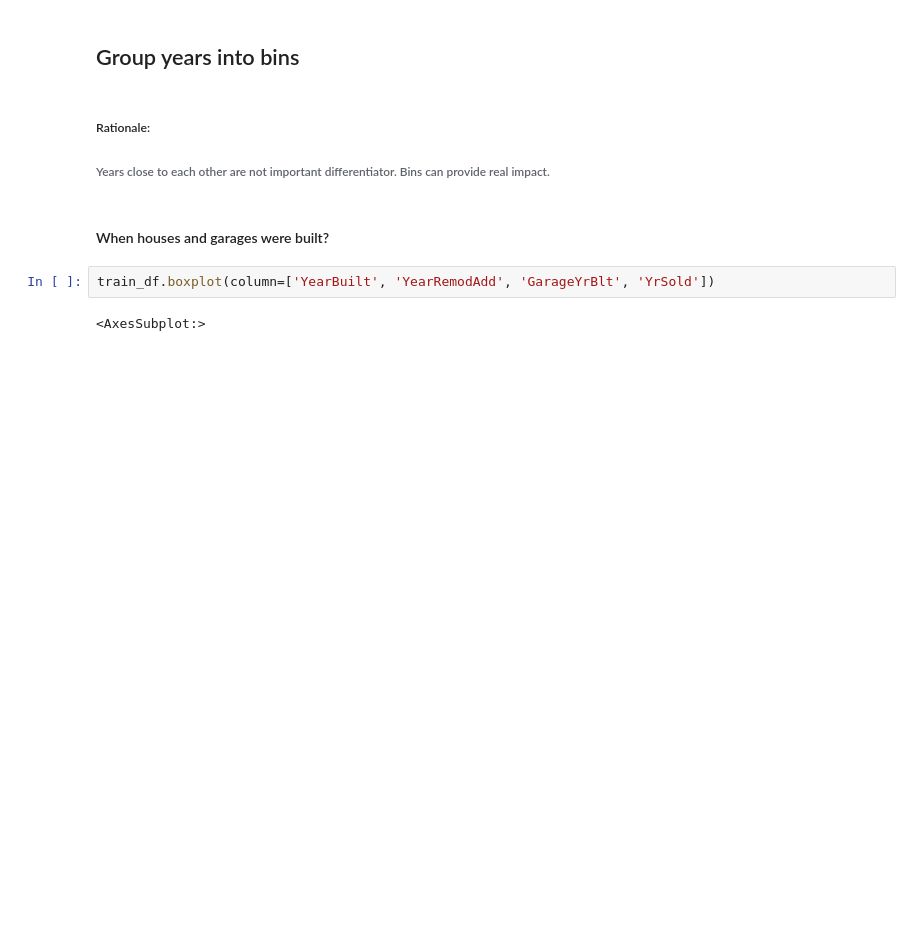
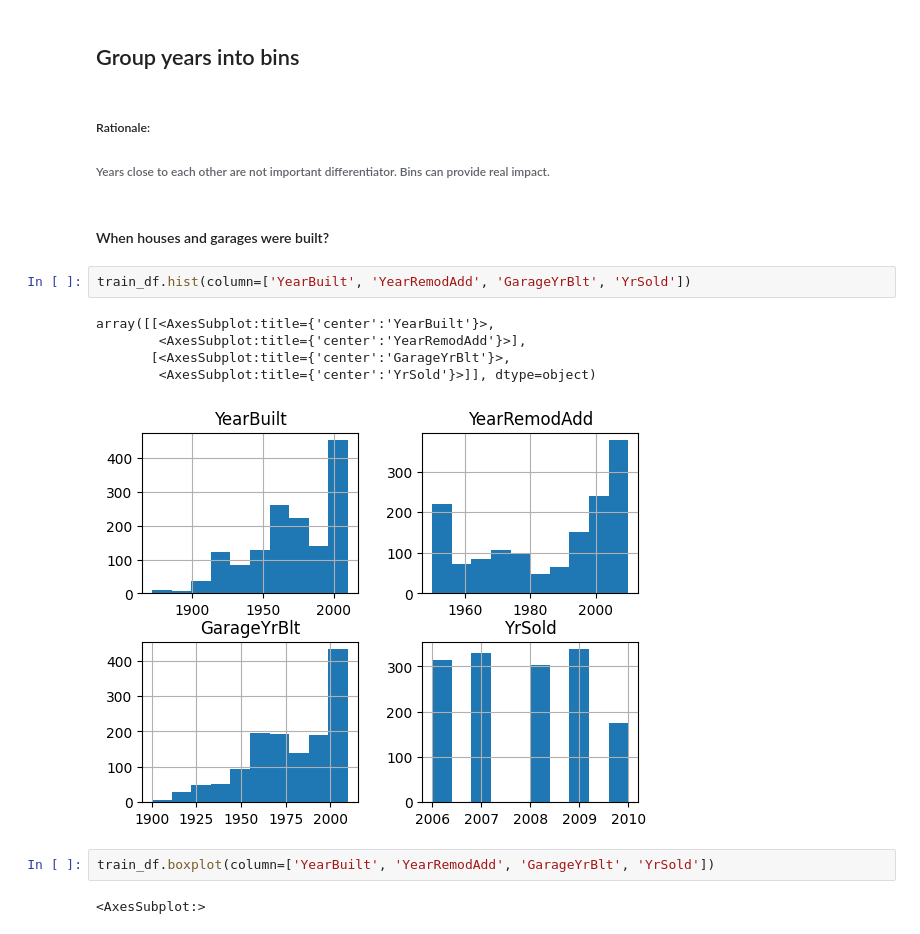
Before and after one commit to mikolajkania/kaggle-03-house-prices, a Jupyter notebook: notebooks/eda_train.ipynb, the cells around one changed output. Drawn from its saved outputs; the diff is of its cells as text; blank space fills up the shorter version.

Commit message:
Adding histograms

```diff
--- a/notebooks/eda_train.ipynb
+++ b/notebooks/eda_train.ipynb
@@ -61,6 +61,14 @@ train_df.head()
 ###### Years close to each other are not important differentiator. Bins can provide real impact.
 # %% [markdown]
 #### When houses and garages were built?
+# %%
+train_df.hist(column=['YearBuilt', 'YearRemodAdd', 'GarageYrBlt', 'YrSold'])
+# %% [output]
+array([[<AxesSubplot:title={'center':'YearBuilt'}>,
+        <AxesSubplot:title={'center':'YearRemodAdd'}>],
+       [<AxesSubplot:title={'center':'GarageYrBlt'}>,
+        <AxesSubplot:title={'center':'YrSold'}>]], dtype=object)
+[figure, added]
 # %%
 train_df.boxplot(column=['YearBuilt', 'YearRemodAdd', 'GarageYrBlt', 'YrSold'])
 # %% [output]
```
Also changed, not shown: parts of 5 cells of this notebook.
